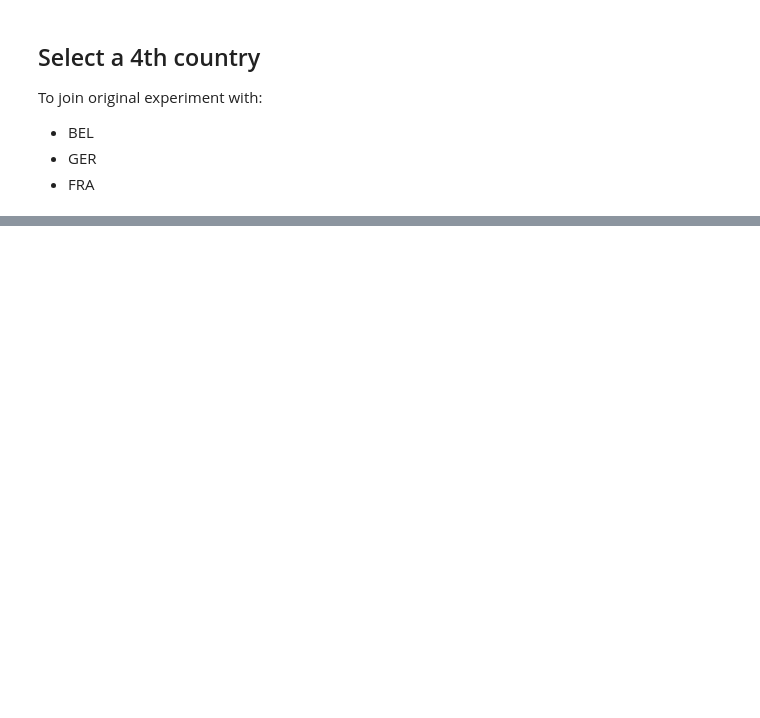
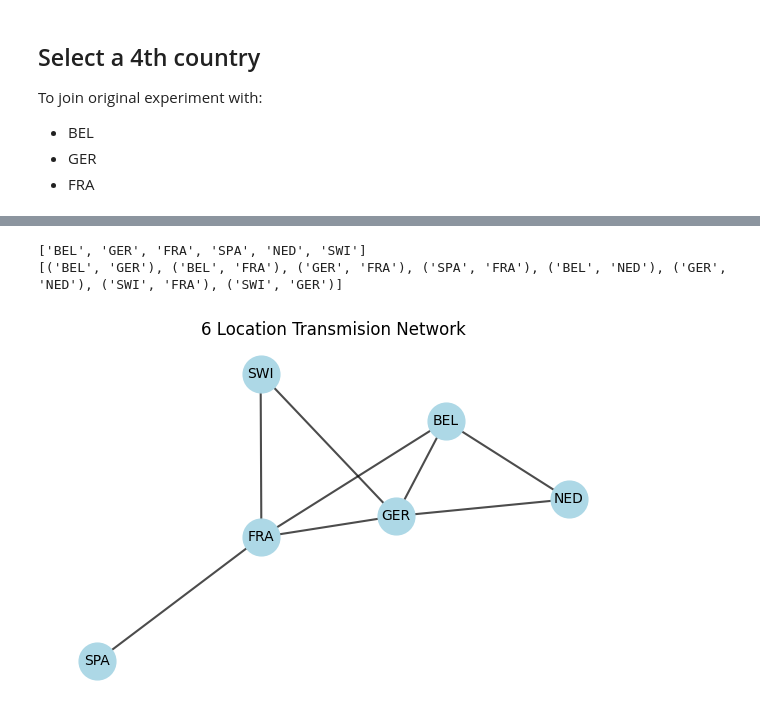
Before and after one commit to PeterrHH/ML-Enhanced-Benders, a Jupyter notebook: data_visualise.ipynb, the cells around one changed output, grey strips where cells are left out. Cells and saved outputs as stored; diff of their text form; code cells hidden in the pictures; blank space fills up the shorter version.

```diff
--- a/data_visualise.ipynb
+++ b/data_visualise.ipynb
@@ -184,0 +188,6 @@ plot_data_topology(data_path = "data/ED_data/ED_NB-G-F-S_GB2-G2-F2-S2_L4_c0_s0_p
+# %%
+plot_data_topology(data_path = "data/ED_data/ED_NB-G-F-S-N-S_GB2-G2-F2-S2-N2-S2_L8_c0_s0_p0_smp15.pkl", name = "6 Location Transmision Network")
+# %% [output]
+['BEL', 'GER', 'FRA', 'SPA', 'NED', 'SWI']
+[('BEL', 'GER'), ('BEL', 'FRA'), ('GER', 'FRA'), ('SPA', 'FRA'), ('BEL', 'NED'), ('GER', 'NED'), ('SWI', 'FRA'), ('SWI', 'GER')]
+[figure, added]
```
Also changed, not shown: parts of 9 cells of this notebook, 12 other files.
